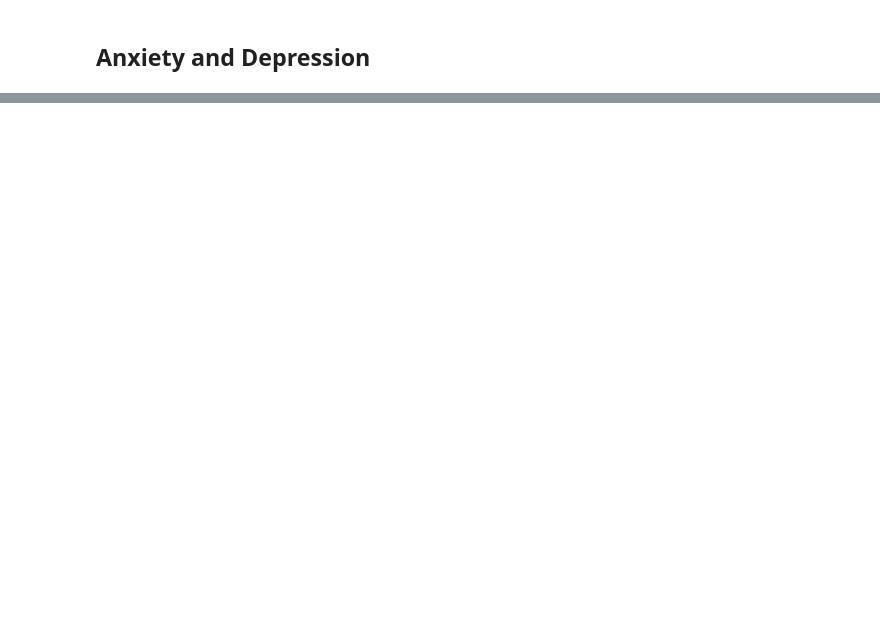
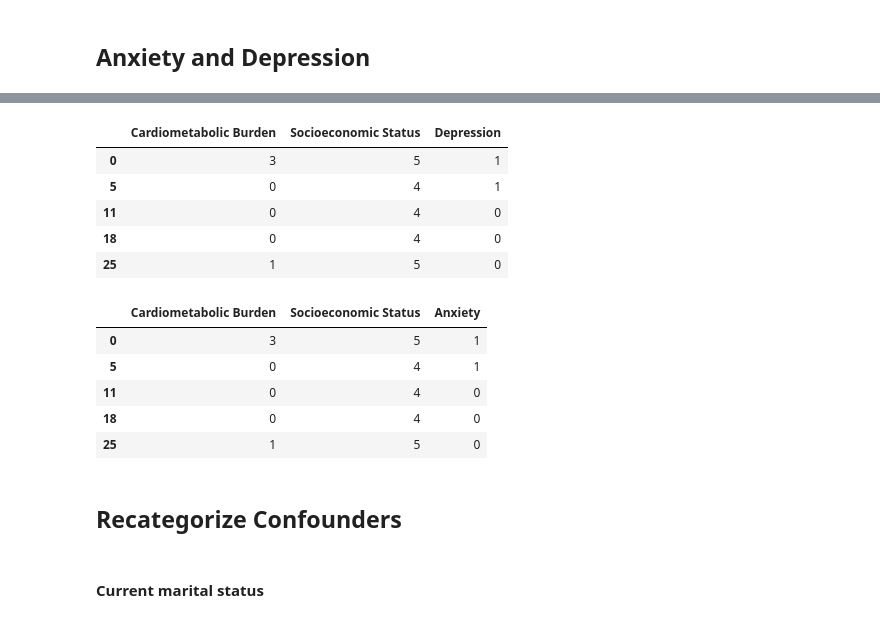
Before and after one commit to MdNadratanNaim/Cardiometabolic-Burden-as-Effect-Modifier, a Jupyter notebook: notebooks/3. Feature Engineering.ipynb, the cells around one changed output, grey strips where cells are left out. Drawn from its saved outputs; the diff is of its cells as text; code cells hidden in the pictures; blank space fills up the shorter version.

Commit message:
Recategorized & Added weigths

```diff
--- a/notebooks/3. Feature Engineering.ipynb
+++ b/notebooks/3. Feature Engineering.ipynb
@@ -4,7 +4,7 @@ import pandas as pd
 import matplotlib.pyplot as plt
 import seaborn as sns
 # %%
-df = pd.read_csv('../resources/dataset.csv')
+df = pd.read_csv('../resources/full_dataset.csv')
 df.head()
 # %% [output]
 |  | V020 | S111A | V501 | HV104 | SB267 | SB236 | SB240 | WBP24 | WBP25 | WBP16 | ... | ... |
@@ -451,0 +587,7 @@ Name: count, dtype: int64
+# %%
+df_anxiety_new["Socioeconomic Status"] = df_anxiety[["V190"]]
+df_depression_new["Socioeconomic Status"] = df_depression[["V190"]]
+
+display(df_anxiety_new["Socioeconomic Status"].value_counts())
+print("-"*40)
+display(df_depression_new["Socioeconomic Status"].value_counts())
@@ -453,0 +631,30 @@ Name: count, dtype: int64
+# %%
+def phq9(value: int) -> str:
+    if value < 5:
+        return 0
+    elif value < 10:
+        return 1
+    elif value < 15:
+        return 2
+    elif value < 20:
+        return 3
+    else:
+        return 4
+
+
+def gad7(value: int) -> str:
+    if value < 5:
+        return 0
+    elif value < 10:
+        return 1
+    elif value < 15:
+        return 2
+    else:
+        return 3
+# %%
+df_depression_new["Depression"] = df_depression["MTH22"].apply(phq9)
+df_anxiety_new["Anxiety"] = df_anxiety["MTH24"].apply(gad7)
+
+display(df_depression_new["Depression"].value_counts())
+print("-"*40)
+display(df_anxiety_new["Anxiety"].value_counts())
@@ -453,0 +676,20 @@ Name: count, dtype: int64
+# %%
+display(df_depression_new.head())
+display(df_anxiety_new.head())
+# %% [output]
+|  | Cardiometabolic Burden | Socioeconomic Status | Depression |
+| 0 | 3 | 5 | 1 |
+| 5 | 0 | 4 | 1 |
+| 11 | 0 | 4 | 0 |
+| 18 | 0 | 4 | 0 |
+| 25 | 1 | 5 | 0 |
+|  | Cardiometabolic Burden | Socioeconomic Status | Anxiety |
+| 0 | 3 | 5 | 1 |
+| 5 | 0 | 4 | 1 |
+| 11 | 0 | 4 | 0 |
+| 18 | 0 | 4 | 0 |
+| 25 | 1 | 5 | 0 |
+# %% [markdown]
+## Recategorize Confounders
+# %% [markdown]
+#### Current marital status
```
Also changed, not shown: parts of 130 cells of this notebook, 8 other files.
